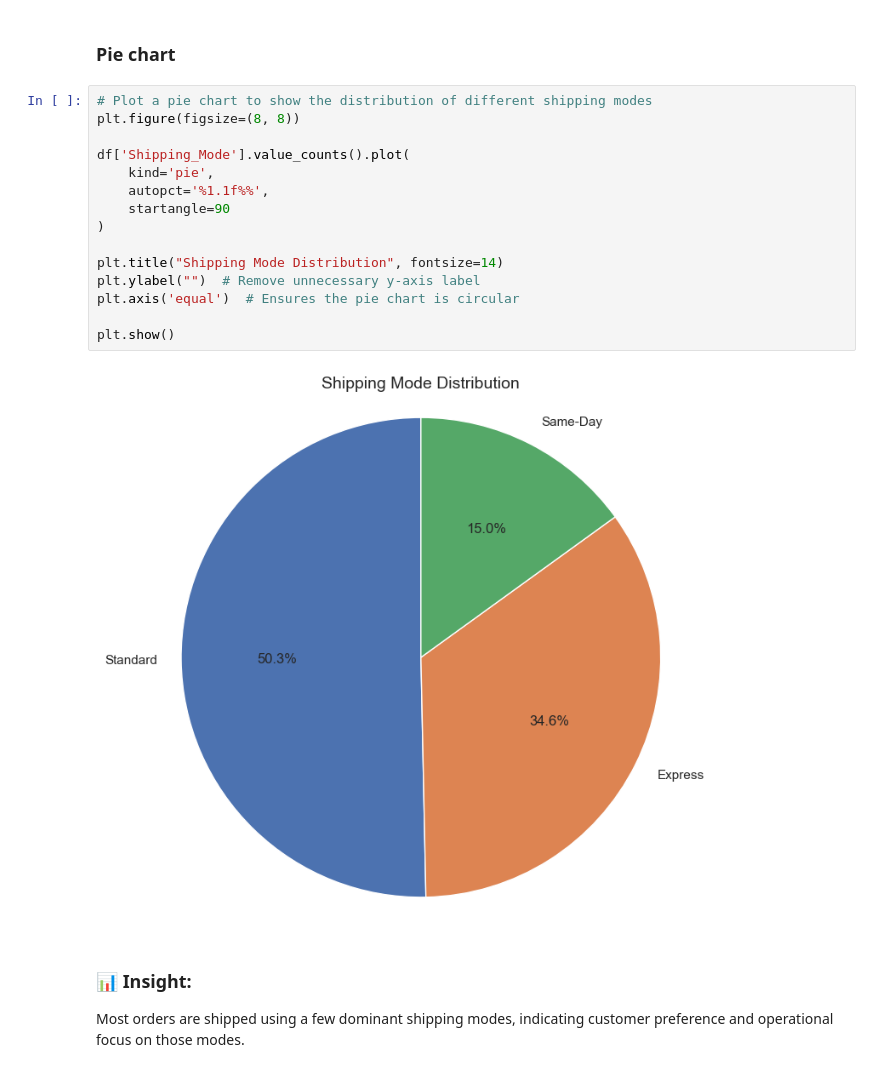
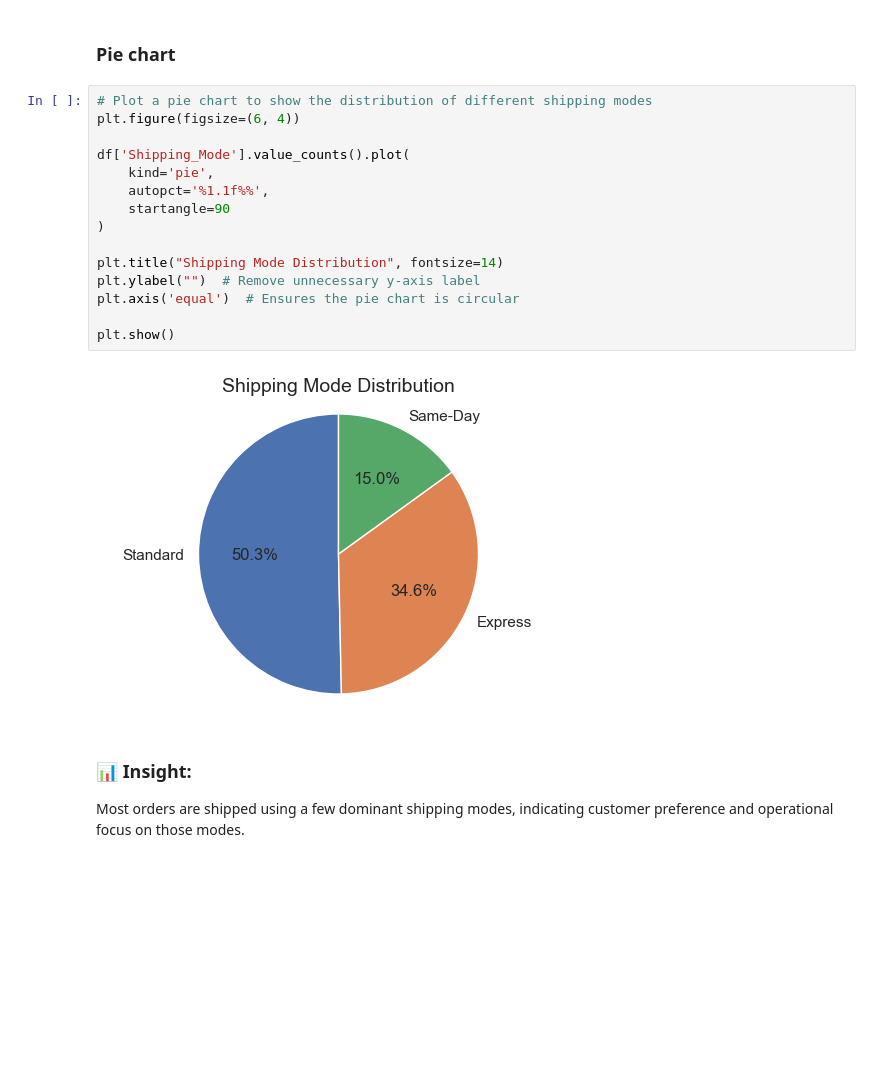
Before and after one commit to isamaliya16/E_Commerce_Logistics_Data_Analysis_Project, a Jupyter notebook: Ayush_Isamaliya_11225_PythonAnalzers.ipynb, the cells around one changed output. Cells and saved outputs as stored; diff of their text form; blank space fills up the shorter version.

```diff
--- a/Ayush_Isamaliya_11225_PythonAnalzers.ipynb
+++ b/Ayush_Isamaliya_11225_PythonAnalzers.ipynb
@@ -361,21 +344,21 @@ Most deliveries are completed within a limited time range, while a few orders ta
 ### Pie chart
 # %%
 # Plot a pie chart to show the distribution of different shipping modes
-plt.figure(figsize=(8, 8))
+plt.figure(figsize=(6, 4))
 
 df['Shipping_Mode'].value_counts().plot(
     kind='pie',
     autopct='%1.1f%%',
     startangle=90
 )
 
 plt.title("Shipping Mode Distribution", fontsize=14)
 plt.ylabel("")  # Remove unnecessary y-axis label
 plt.axis('equal')  # Ensures the pie chart is circular
 
 plt.show()
 # %% [output]
-[figure, old version]
+[figure, new version]
 # %% [markdown]
 ### 📊 Insight:
 Most orders are shipped using a few dominant shipping modes, indicating customer preference and operational focus on those modes.
```
Also changed, not shown: parts of 4 cells of this notebook.
